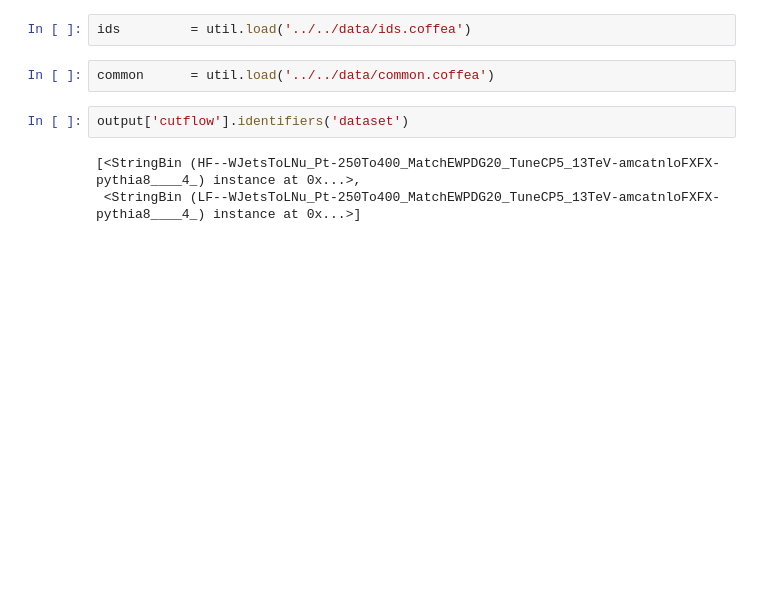
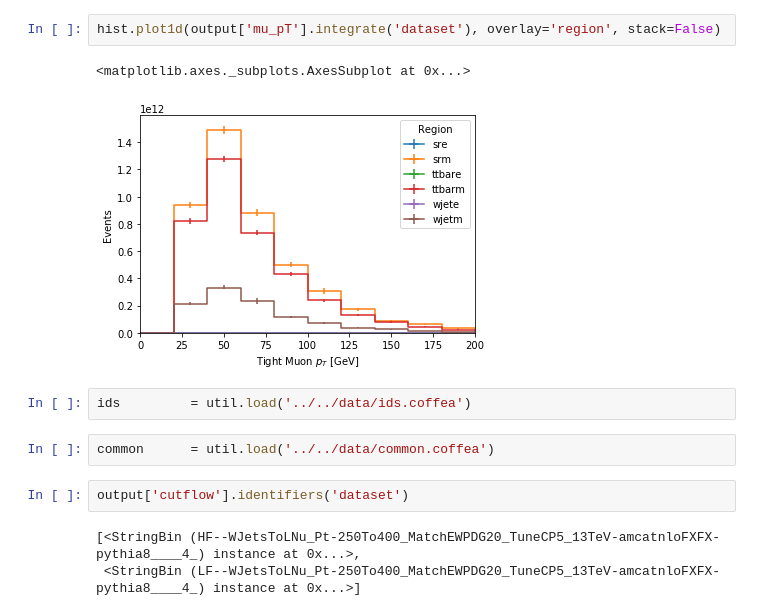
Before and after one commit to rishabhCMS/decaf, a Jupyter notebook: analysis/Rishabh_NB/new_coffea_nbs/Processor.ipynb, the cells around one changed output. Saved outputs shown, nothing was run; the diff lists cells and outputs as text; blank space fills up the shorter version.

```diff
--- a/analysis/Rishabh_NB/new_coffea_nbs/Processor.ipynb
+++ b/analysis/Rishabh_NB/new_coffea_nbs/Processor.ipynb
@@ -1760,3 +1816,8 @@ AttributeError: no field named 'sum'
+# %%
+hist.plot1d(output['mu_pT'].integrate('dataset'), overlay='region', stack=False)
+# %% [output]
+<matplotlib.axes._subplots.AxesSubplot at 0x...>
+[figure, added]
 # %%
 ids         = util.load('../../data/ids.coffea')
 # %%
```
Also changed, not shown: parts of 15 cells of this notebook, 7 other files.
